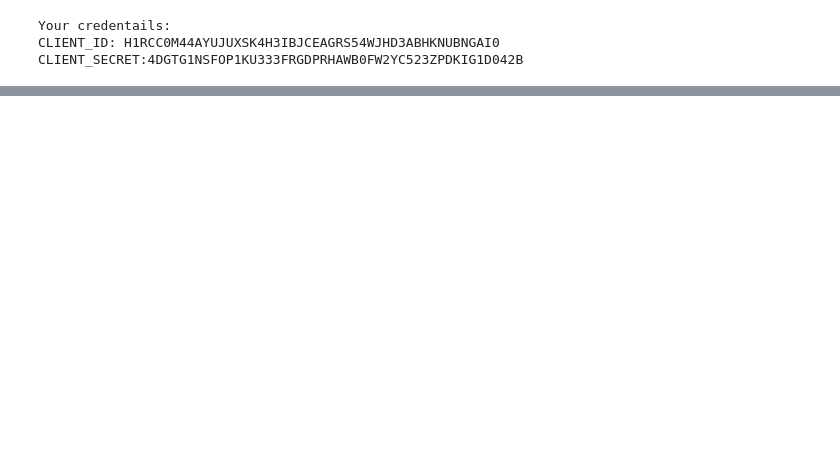
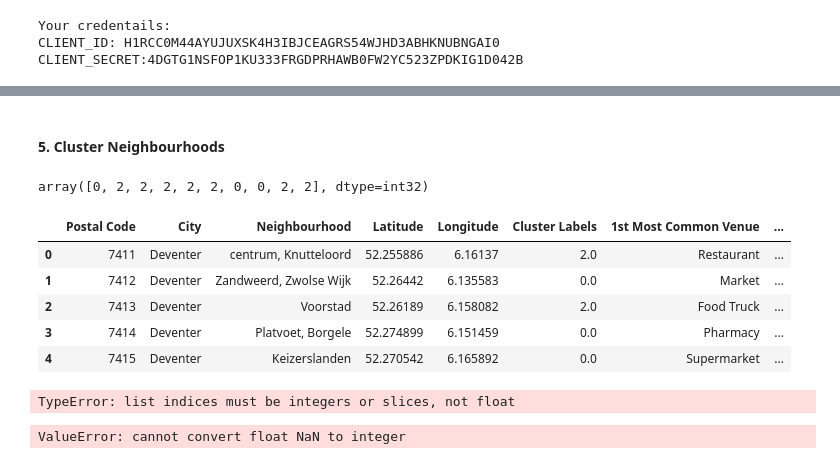
Before and after one commit to Younjung92/Capston-Project, a Jupyter notebook: Scripts/Assignment_DIY.ipynb, the cells around one changed output, grey strips where cells are left out. Drawn from its saved outputs; the diff is of its cells as text; code cells hidden in the pictures; blank space fills up the shorter version.

```diff
--- a/Scripts/Assignment_DIY.ipynb
+++ b/Scripts/Assignment_DIY.ipynb
@@ -215,0 +383,8 @@ CLIENT_SECRET:4DGTG1NSFOP1KU333FRGDPRHAWB0FW2YC523ZPDKIG1D042B
+# %%
+# Write a function to sort the venues in descending order
+
+def return_most_common_venues(row, num_top_venues):
+    row_categories = row.iloc[1:]
+    row_categories_sorted = row_categories.sort_values(ascending = False)
+
+    return row_categories_sorted.index.values[0:num_top_venues]
@@ -215,0 +422,59 @@ CLIENT_SECRET:4DGTG1NSFOP1KU333FRGDPRHAWB0FW2YC523ZPDKIG1D042B
+# %% [markdown]
+#### 5. Cluster Neighbourhoods
+# %%
+# Run k-means to cluster the neighbourhood into 5 clusters
+
+## set number of clusters
+kclusters = 5
+
+Overijssel_grouped_clustering = Overijssel_grouped.drop('Neighbourhood', 1)
+
+## run k-means clustering
+kmeans = KMeans(n_clusters = kclusters, random_state = 0).fit(Overijssel_grouped_clustering)
+
+## check cluster labels generated for each row in the dataframe
+kmeans.labels_[0:10]
+# %% [output]
+array([0, 2, 2, 2, 2, 2, 0, 0, 2, 2], dtype=int32)
+# %%
+# Create a new dataframe that includes the cluster as well as the top 10 venues for each neighbourhood
+
+## add clustering labels
+neighbourhoods_venues_sorted.insert(0, 'Cluster Labels', kmeans.labels_)
+
+Overijssel_merged = df_overijssel
+
+# merge manhattan_grouped with manhattan_data to add latitude/longitude for each neighbourhood
+Overijssel_merged = Overijssel_merged.join(neighbourhoods_venues_sorted.set_index('Neighbourhood'), on = 'Neighbourhood')
+
+Overijssel_merged.head()
+# %% [output]
+|  | Postal Code | City | Neighbourhood | Latitude | Longitude | Cluster Labels | 1st Most Common Venue | ... |
+| 0 | 7411 | Deventer | centrum, Knutteloord | 52.255886 | 6.16137 | 2.0 | Restaurant | ... |
+| 1 | 7412 | Deventer | Zandweerd, Zwolse Wijk | 52.26442 | 6.135583 | 0.0 | Market | ... |
+| 2 | 7413 | Deventer | Voorstad | 52.26189 | 6.158082 | 2.0 | Food Truck | ... |
+| 3 | 7414 | Deventer | Platvoet, Borgele | 52.274899 | 6.151459 | 0.0 | Pharmacy | ... |
+| 4 | 7415 | Deventer | Keizerslanden | 52.270542 | 6.165892 | 0.0 | Supermarket | ... |
+# %%
+# Visualize the resulting clusters
+
+## create map
+map_clusters = folium.Map(location = [latitude, longitude], zoom_start = 11)
+
+## set color scheme for the clusters
+x = np.arange(kclusters)
+ys = [i + x + (i*x)**2 for i in range(kclusters)]
+colors_array = cm.rainbow(np.linspace(0, 1, len(ys)))
+rainbow = [colors.rgb2hex(i) for i in colors_array]
+# %% [output]
+TypeError: list indices must be integers or slices, not float
+# %%
+## add markers to the map
+markers_colors = []
+for lat, lng, poi, cluster in zip(Overijssel_merged['Latitude'], Overijssel_merged['Longitude'], Overijssel_merged['Neighbourhood'], Overijssel_merged['Cluster Labels']):
+    label = folium.Popup(str(poi) + ' Cluster ' + str(cluster), parse_html = True)
+    folium.CircleMarker([lat, lng], radius = 5, popup = label, color = rainbow[int(cluster-1)], fill = True, fill_color = rainbow[int(cluster-1)], fill_opacity = 0.7).add_to(map_clusters)
+
+map_clusters
+# %% [output]
+ValueError: cannot convert float NaN to integer
```
Also changed, not shown: parts of 17 cells of this notebook.
